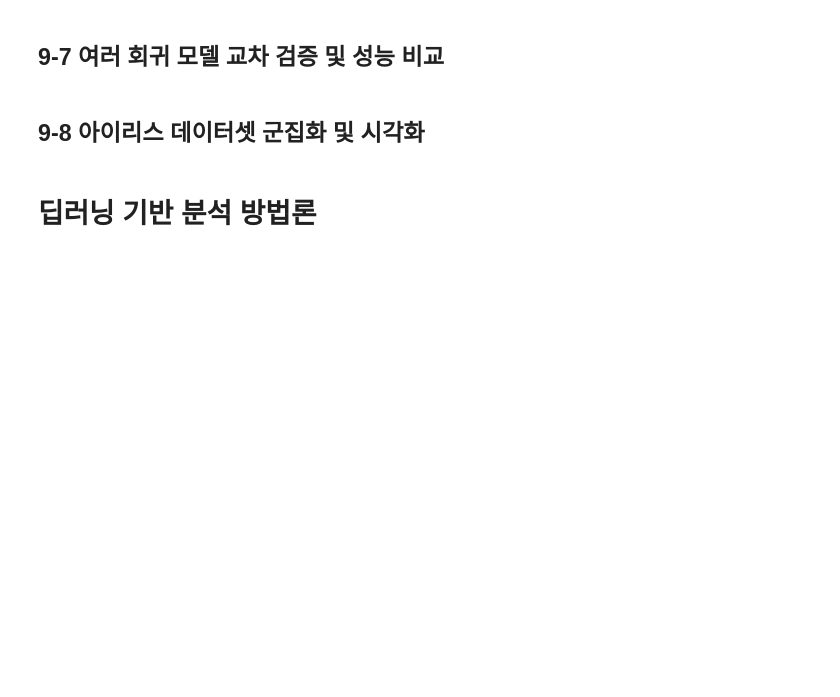
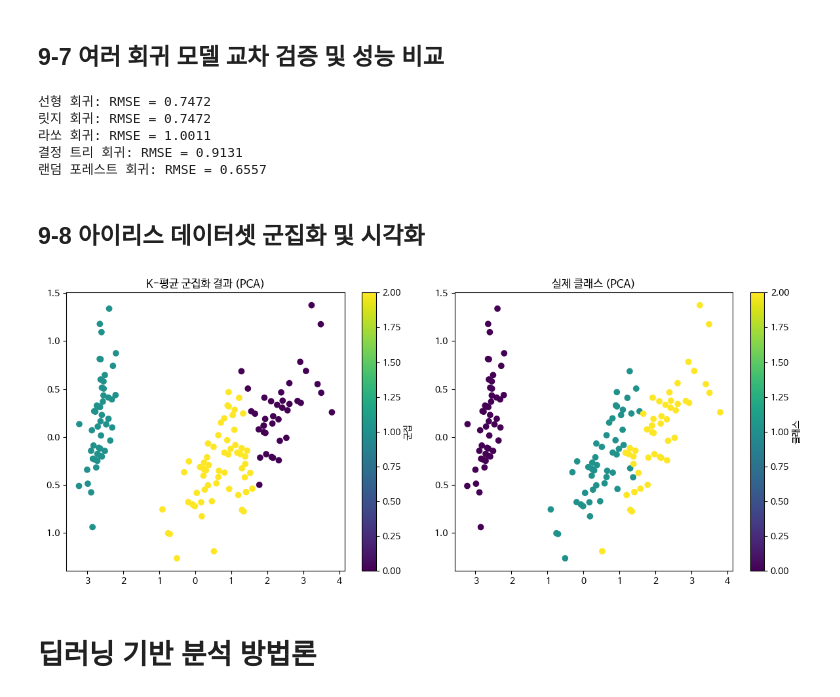
Before and after one commit to MinjinChae/DataAnalysis, a Jupyter notebook: 오픈소스_데이터_분석_9강.ipynb, the cells around one changed output. Drawn from its saved outputs; the diff is of its cells as text; code cells hidden in the pictures; blank space fills up the shorter version.

```diff
--- a/오픈소스_데이터_분석_9강.ipynb
+++ b/오픈소스_데이터_분석_9강.ipynb
@@ -258,47 +280,65 @@ y = california.target
 
 ## 다양한 회귀 모델 정의
 models = {
+    '선형 회귀': LinearRegression(),
+    '릿지 회귀': Ridge(),
+    '라쏘 회귀': Lasso(),
+    '결정 트리 회귀': DecisionTreeRegressor(),
+    '랜덤 포레스트 회귀': RandomForestRegressor()
 }
 
 ## 각 모델별 교차 검증 수행 및 RMSE 출력
 for name, model in models.items():
     ## 5-폴드 교차 검증으로 MSE(평균 제곱 오차) 계산
+    # 회귀는 맞았다, 틀렸다를 구할 수 없으므로 얼마만큼 오차가 발생했는지를 구함 -> 오차의 발생 정도가 적을수록 좋음
     scores = cross_val_score(model, X, y, cv=5, scoring='neg_mean_squared_error')
     rmse = (-scores.mean()) ** 0.5 ## MSE를 RMSE로 변환
     print(f"{name}: RMSE = {rmse:.4f}")
+# %% [output]
+선형 회귀: RMSE = 0.7472
+릿지 회귀: RMSE = 0.7472
+라쏘 회귀: RMSE = 1.0011
+결정 트리 회귀: RMSE = 0.9131
+랜덤 포레스트 회귀: RMSE = 0.6557
 # %% [markdown]
 ## 9-8 아이리스 데이터셋 군집화 및 시각화
 # %%
 from sklearn.cluster import KMeans, DBSCAN
 from sklearn.decomposition import PCA
 import matplotlib.pyplot as plt
 from sklearn.datasets import load_iris
 
 ## 아이리스 데이터셋 로드
 iris = load_iris()
 X = iris.data
 y = iris.target
 
 ## K-평균 군집화 수행
+kmeans = KMeans(n_clusters=3)
+cluster_labels = kmeans.fit_predict(X)
 
 ## PCA를 이용한 차원 축소 (2차원)
+pca = PCA(n_components=2)
+X_pca = pca.fit_transform(X)
 
 ## 군집화 결과 및 실제 클래스 시각화
 plt.figure(figsize=(12, 5))
 
 ## K-평균 군집화 결과 시각화
 plt.subplot(1, 2, 1)
 scatter = plt.scatter(X_pca[:, 0], X_pca[:, 1], c=cluster_labels, cmap='viridis')
 plt.title('K-평균 군집화 결과 (PCA)')
 plt.colorbar(scatter, label='군집')
 
 ## 실제 클래스 시각화
 plt.subplot(1, 2, 2)
 scatter = plt.scatter(X_pca[:, 0], X_pca[:, 1], c=y, cmap='viridis')
 plt.title('실제 클래스 (PCA)')
 plt.colorbar(scatter, label='클래스')
 plt.tight_layout()
 plt.show()
+# %% [output]
+[figure, added]
 # %% [markdown]
 # 딥러닝 기반 분석 방법론
 # %% [markdown]
```
Also changed, not shown: parts of 6 cells of this notebook.
